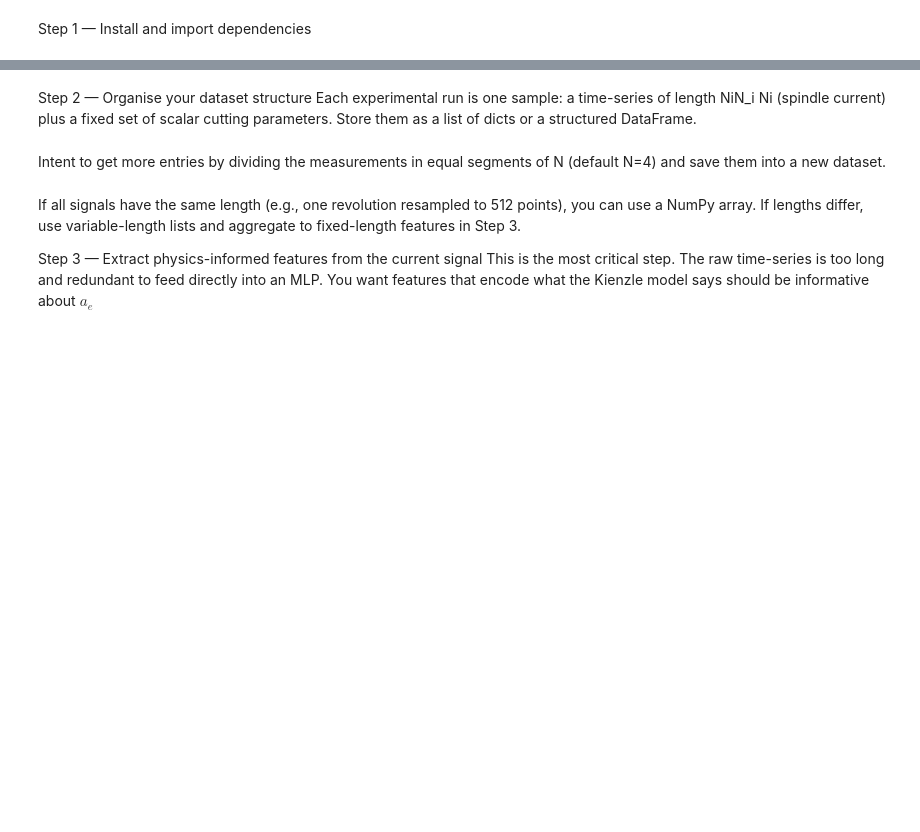
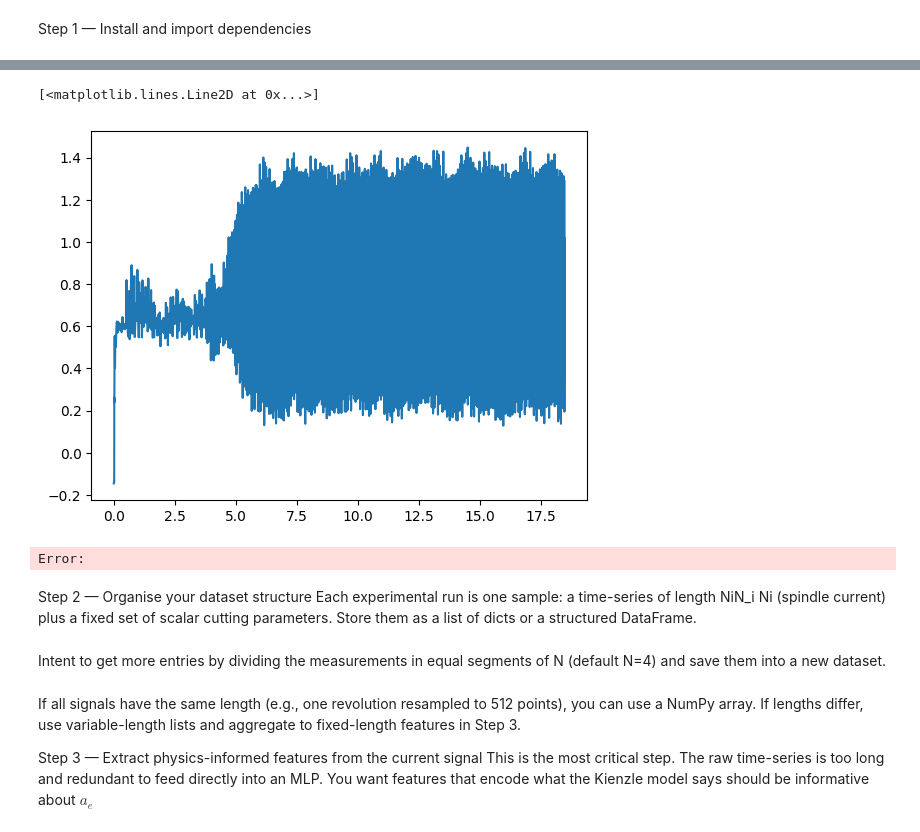
Before and after one commit to ThMRudolf/2026_EstanciaInvestigation_PTW, a Jupyter notebook: nb_ae/ae_estimation_data_prep.ipynb, the cells around one changed output, grey strips where cells are left out. Drawn from its saved outputs; the diff is of its cells as text; code cells hidden in the pictures; blank space fills up the shorter version.

```diff
--- a/nb/ae_estimation_data_prep.ipynb
+++ b/nb_ae/ae_estimation_data_prep.ipynb
@@ -106,3 +139,9 @@ print(df.columns)
+# %%
+plt.plot(df['time'], df['+/Nck/!SD/nckServoDataActCurr32 [u1; 2]'])
+# %% [output]
+[<matplotlib.lines.Line2D at 0x...>]
+[figure, added]
+Error:
 # %%
 cut_param_current_process = cut_param.iloc[cut_param_idx]
 f = cut_param_current_process['f (mm/min)']
```
Also changed, not shown: parts of 3 cells of this notebook, 30 other files.
